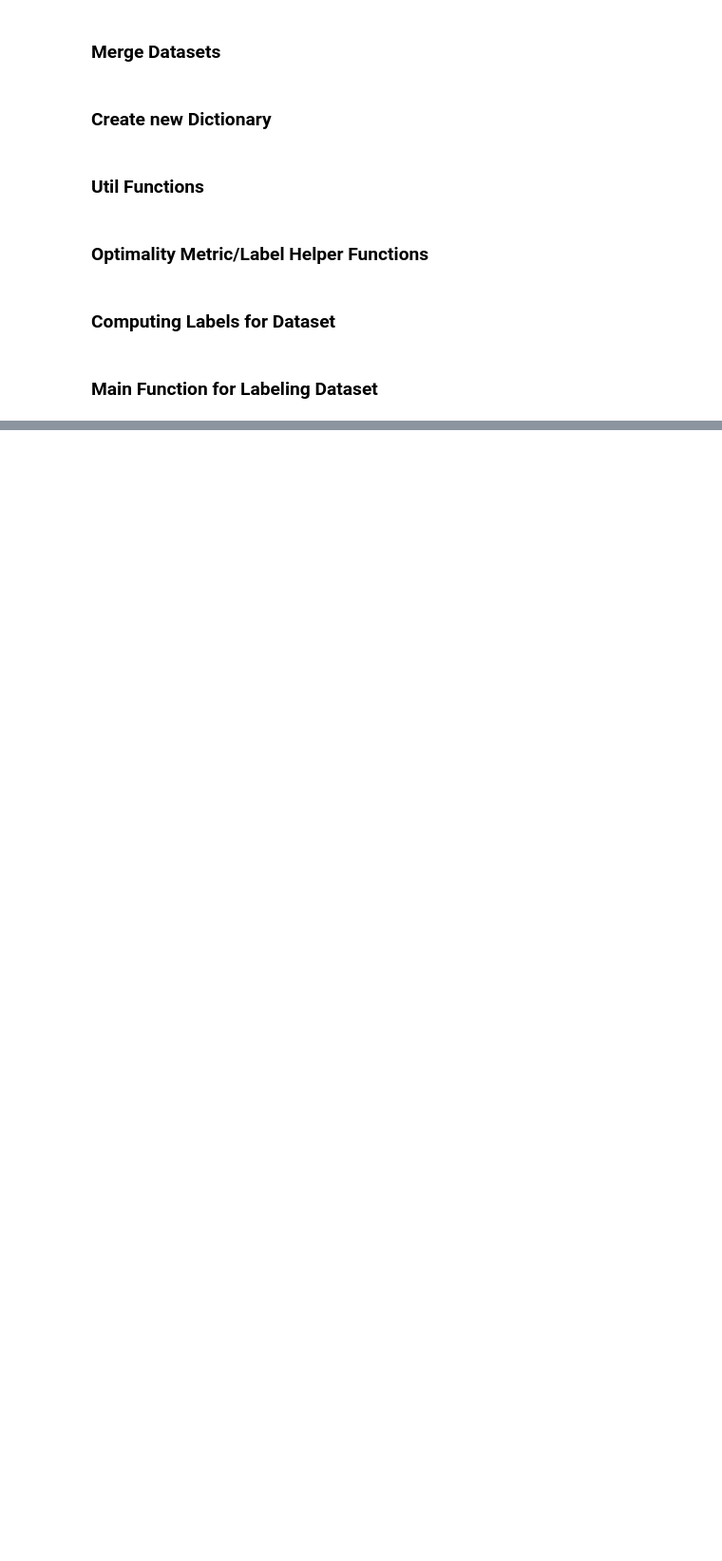
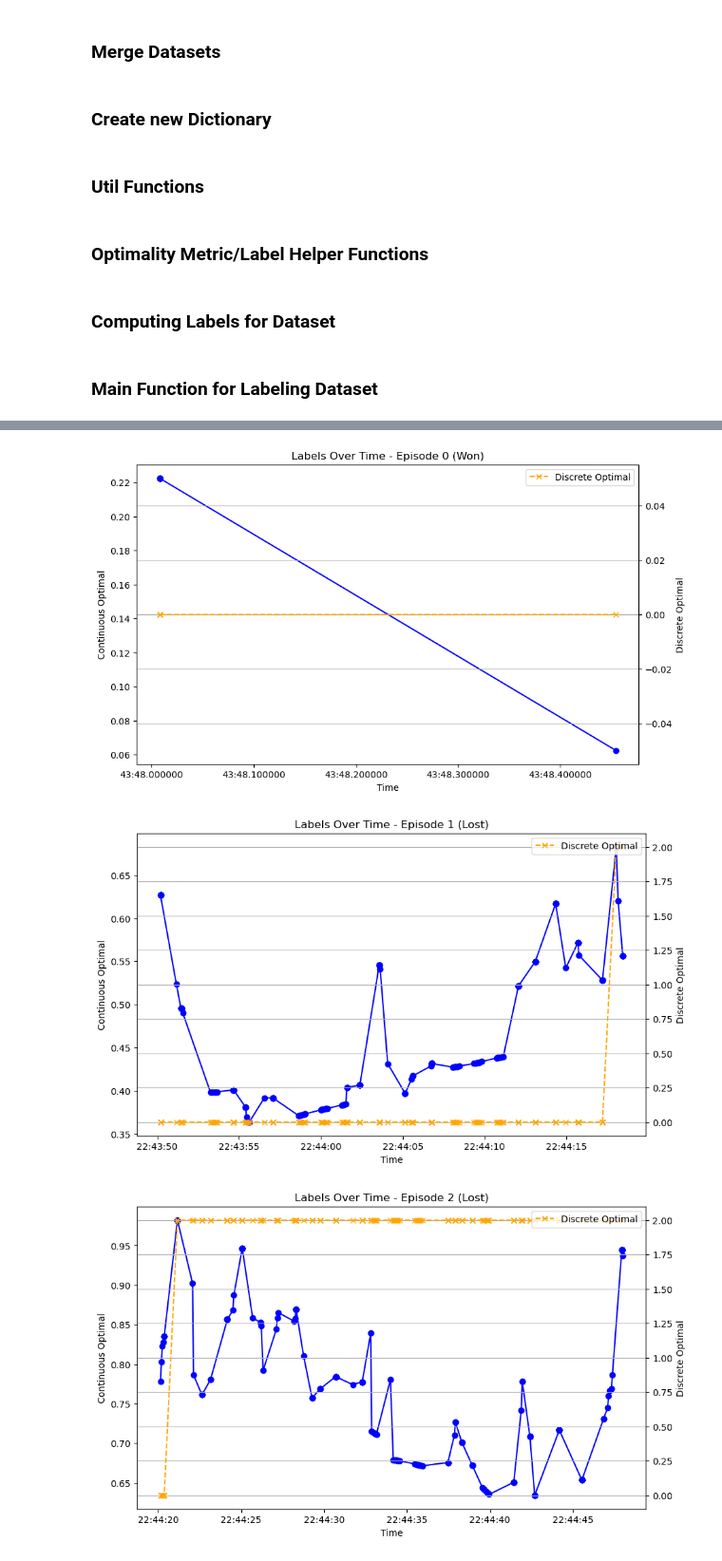
Before and after one commit to your-profile/NeuroLoop-Classification, a Jupyter notebook: data_labels.ipynb, the cells around one changed output, grey strips where cells are left out. Shown at 95% size. Saved outputs shown, nothing was run; the diff lists cells and outputs as text; code cells hidden in the pictures; blank space fills up the shorter version.

```diff
--- a/data_labels.ipynb
+++ b/data_labels.ipynb
@@ -189,8 +211,9 @@ def add_time(timestamp_str, diff):
 ### Merge Datasets
 # %%
 def merge_dfs(demo_df, neural_df, column_of_interest, time_window_seconds=0.1):
+    # print(demo_df.columns)
     demo_df['timestamps'] = pd.to_datetime(demo_df['floatTimestamps'], unit='s')
-    neural_df['timestamps'] = pd.to_datetime(neural_df['floatTimestamps'], unit='s')
+    neural_df['timestamps'] = pd.to_datetime(neural_df["time"].str[:25], format="%Y-%m-%d %H:%M:%S.%f")
 
     print("Demo Data Length: ", len(demo_df['timestamps']))
     print("Neural Data Length: ", len(neural_df['timestamps']))
@@ -512,3 +464,18 @@ def drop_na(df):
+# %%
+def add_labels_to_df(df, binary_labels:bool = False, continuous_labels:bool= False, discrete_labels:bool = False):
+    if continuous_labels:
+        p_set = policy_set()
+        continuous_labels_for_df = add_continuous_labels(p_set, df["chosen_actions"], df["states"], df["desired_goal"])
+        df["continuous_optimal"] = continuous_labels_for_df
+    if binary_labels:
+        df = add_binary_labels(df, condition=condition)
+    return df
+
+def drop_na(df):
+    df = df.dropna()
+    nans_per_column = df.isna().sum()
+    # print("NaNs Per Column After Dropping: ", nans_per_column)
+    return df
 # %% [markdown]
 ### Main Function for Labeling Dataset
 # %%
@@ -545,0 +527,34 @@ for i, df in enumerate(demo_dfs):
+# %%
+import matplotlib.pyplot as plt
+
+# Group by episodes
+grouped_by_episode = merged_df.groupby("episode")
+
+# Create a plot for each episode
+for episode, group in grouped_by_episode:
+    # Check if the episode was won
+    episode_won = group["rewards"].iloc[-1] == -0.0
+    win_status = "Won" if episode_won else "Lost"
+
+    plt.figure(figsize=(10, 6))
+
+    # Plot continuous optimal labels
+    plt.plot(group["timestamps"], group["continuous_optimal"], marker='o', label='Continuous Optimal', color='blue')
+    plt.xlabel("Time")
+    plt.ylabel("Continuous Optimal")
+
+    # Add secondary y-axis for discrete labels
+    ax2 = plt.gca().twinx()
+    ax2.plot(group["timestamps"], group["discrete_optimal"], marker='x', label='Discrete Optimal', color='orange', linestyle='--')
+    ax2.set_ylabel("Discrete Optimal")
+
+    # Add title and legend
+    plt.title(f"Labels Over Time - Episode {episode} ({win_status})")
+    plt.legend(loc="upper left")
+    ax2.legend(loc="upper right")
+    plt.grid(True)
+    plt.show()
+# %% [output]
+[figure, added]
+[figure, added]
+[figure, added]
```
Also changed, not shown: parts of 10 cells of this notebook, 15 other files.
